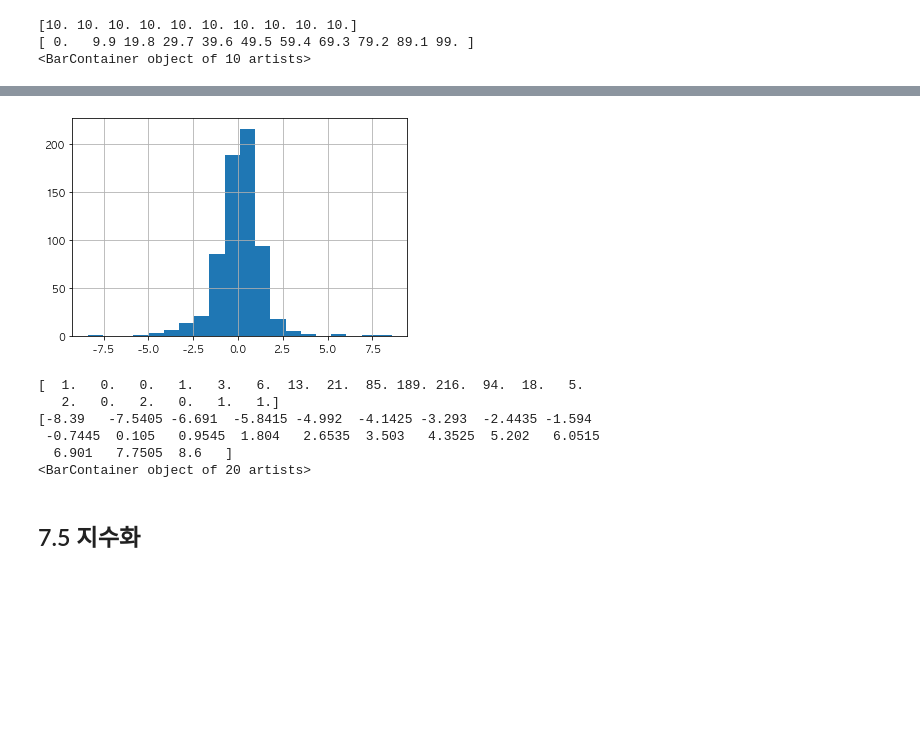
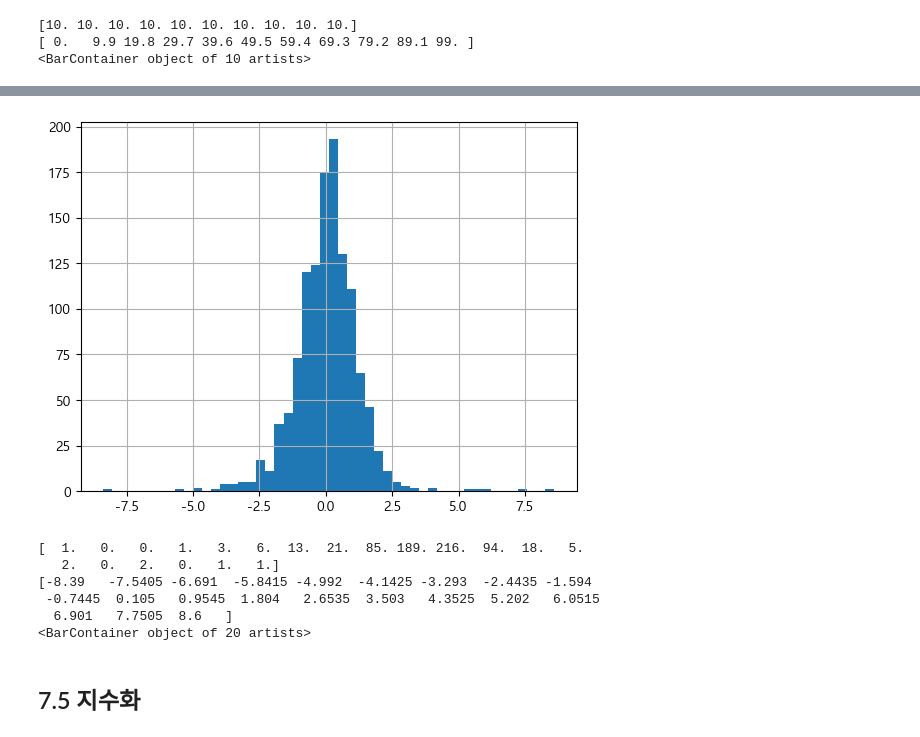
Before and after one commit to Shamera-Debug/ebest_test, a Jupyter notebook: pandas_dev/book-pandas-for-finance-main/ch07/graph.ipynb, the cells around one changed output, grey strips where cells are left out. Drawn from its saved outputs; the diff is of its cells as text; code cells hidden in the pictures; blank space fills up the shorter version.

```diff
--- a/pandas_dev/book-pandas-for-finance-main/ch07/graph.ipynb
+++ b/pandas_dev/book-pandas-for-finance-main/ch07/graph.ipynb
@@ -351,3 +351,25 @@ mean_kospi_2023.head()
 | 2023-03-01 | 2416.771818 | 2428.002727 | 2403.327727 | 2417.564545 | 4.581068e+08 | 0.001232 | 1.363636 | 2.909545 | 8.934824e+12 | 1.909973e+15 |
 | 2023-04-01 | 2524.388000 | 2534.633000 | 2509.144000 | 2523.285500 | 8.350736e+08 | 0.000520 | 1.400000 | 1.233500 | 1.259047e+13 | 1.995071e+15 |
 | 2023-05-01 | 2524.425000 | 2533.077500 | 2514.068500 | 2524.429500 | 6.916601e+08 | 0.001500 | 1.450000 | 3.779500 | 9.133885e+12 | 1.998611e+15 |
+# %%
+import matplotlib.pyplot as plt
+
+plt.rcParams['font.family'] = 'Malgun Gothic' # windows 기준
+plt.rcParams['axes.unicode_minus'] = False
+
+fig = plt.figure(figsize=(8, 4))
+ax = fig.add_subplot(1, 1, 1)
+month = [x.strftime("%Y-%m") for x in mean_kospi_2023.index] # 연도-월 추출
+ax.bar(
+      x=month
+    , height=mean_kospi_2023['Volume']
+    # , width=0.5
+    , color=['red','green','blue']
+)
+plt.ticklabel_format(axis='y', style='plain')   # 지수로 표현하지 않음
+# plt.title("KOSPI 월별 평균 거래량 (2023년)")
+ax.set_title("KOSPI 월별 평균 거래량 (2023년)")
+
+plt.xlabel("월")
+plt.ylabel("평균 거래량")
+plt.show()
@@ -423,22 +481,21 @@ kospi.head()
 # %%
 import matplotlib.pyplot as plt
 
-n, bins, patches = plt.hist(x=kospi['Change'] * 100, bins=20)
+n, bins, patches = plt.hist(x=kospi['Change'] * 100, bins=50)
 plt.grid()
 plt.show()
 # %% [output]
-[figure, old version]
+[figure, new version]
-# %%
-print(n)
-print(bins)
-print(patches)
-# %% [output]
-[  1.   0.   0.   1.   3.   6.  13.  21.  85. 189. 216.  94.  18.   5.
-   2.   0.   2.   0.   1.   1.]
-[-8.39   -7.5405 -6.691  -5.8415 -4.992  -4.1425 -3.293  -2.4435 -1.594
- -0.7445  0.105   0.9545  1.804   2.6535  3.503   4.3525  5.202   6.0515
-  6.901   7.7505  8.6   ]
-<BarContainer object of 20 artists>
+# %%
+printntins)
+print(patcfsdfsdfsdfewrwerhes)
+# %% [output]
+[  1.   0.   0.   1.   3.   6.  13.  21.  85. 189. 216.  94.  18.   5.
+   2.   0.   2.   0.   1.   1.]
+[-8.39   -7.5405 -6.691  -5.8415 -4.992  -4.1425 -3.293  -2.4435 -1.594
+ -0.7445  0.105   0.9545  1.804   2.6535  3.503   4.3525  5.202   6.0515
+  6.901   7.7505  8.6   ]
+<BarContainer object of 20 artists>
 # %% [markdown]
 ## 7.5 지수화
 # %%
```
Also changed, not shown: parts of 33 cells of this notebook, 2 other files.
